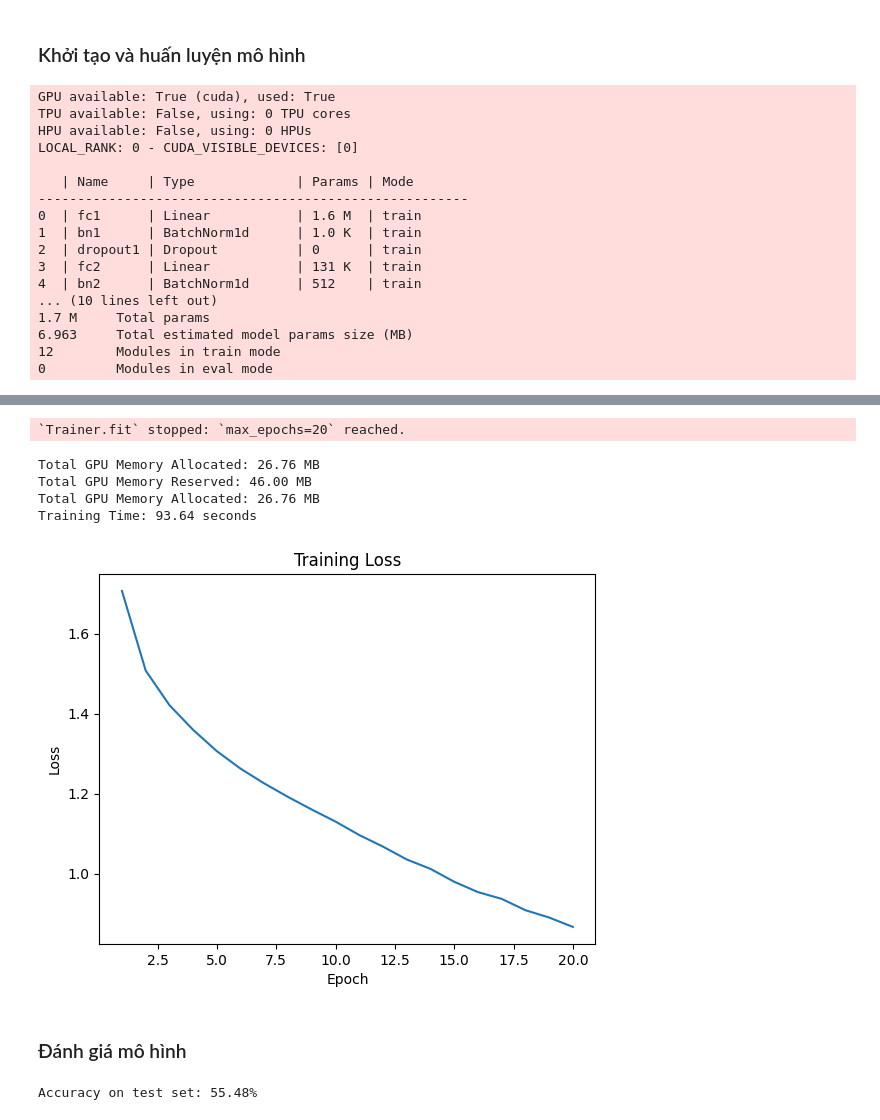
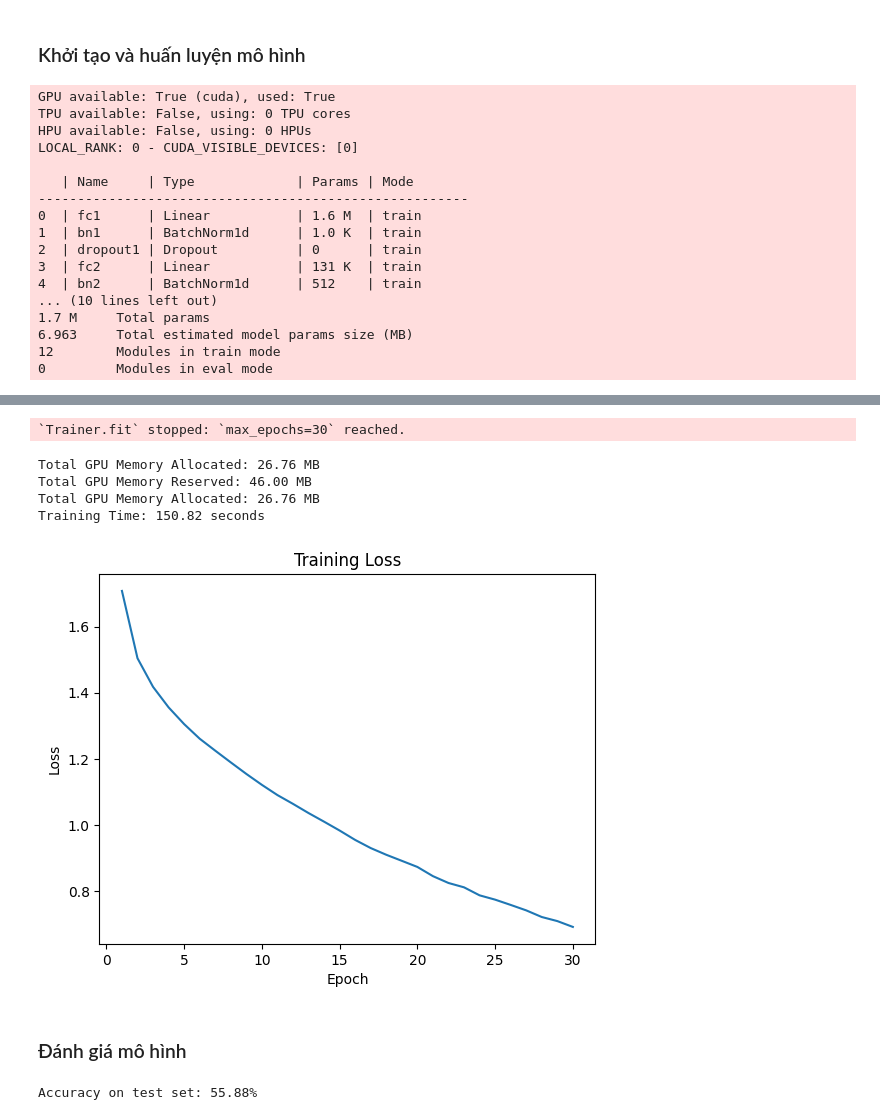
Before and after one commit to thienbanho/ML_CourseProject, a Jupyter notebook: 22127417_22127397.ipynb, the cells around one changed output, grey strips where cells are left out. Saved outputs shown, nothing was run; the diff lists cells and outputs as text; code cells hidden in the pictures.

```diff
--- a/22127417_22127397.ipynb
+++ b/22127417_22127397.ipynb
@@ -763,7 +763,7 @@ MLP_PyTorch(
 import time
 
 # Huấn luyện mô hình
-epochs = 20
+epochs = 30
 start_time = time.time() # Thời gian bắt đầu
 loss_values = []  # Lưu giá trị loss qua từng epoch
 
@@ -972,7 +972,7 @@ callback = TrainingCallbackWithMemory()
 # Gắn callback TrainingCallback để theo dõi giá trị loss trong quá trình huấn luyện
 start_time = time.time()  # Thời gian bắt đầu huấn luyện
 trainer = pl.Trainer(
-    max_epochs=20,  # Số epoch
+    max_epochs=30,  # Số epoch
     accelerator="auto",  # Tự động chọn GPU/CPU
     callbacks=[callback]  # Gắn callback theo dõi
 )
@@ -1021,9 +1021,9 @@ C:\Users\DUC THIEN\AppData\Roaming\Python\Python311\site-packages\pytorch_lightn
-`Trainer.fit` stopped: `max_epochs=20` reached.
+`Trainer.fit` stopped: `max_epochs=30` reached.
 Total GPU Memory Allocated: 26.76 MB
 Total GPU Memory Reserved: 46.00 MB
 Total GPU Memory Allocated: 26.76 MB
-Training Time: 93.64 seconds
+Training Time: 150.82 seconds
-[figure, old version]
+[figure, new version]
 # %% [markdown]
 ### Đánh giá mô hình
 # %%
@@ -1045,7 +1045,7 @@ with torch.no_grad():
 accuracy = 100 * correct / total
 print(f"Accuracy on test set: {accuracy:.2f}%")
 # %% [output]
-Accuracy on test set: 55.48%
+Accuracy on test set: 55.88%
 # %%
 # Các giá trị thu được
 frameworks = ['PyTorch', 'PyTorchLightning']
```
Also changed, not shown: parts of 8 cells of this notebook.
